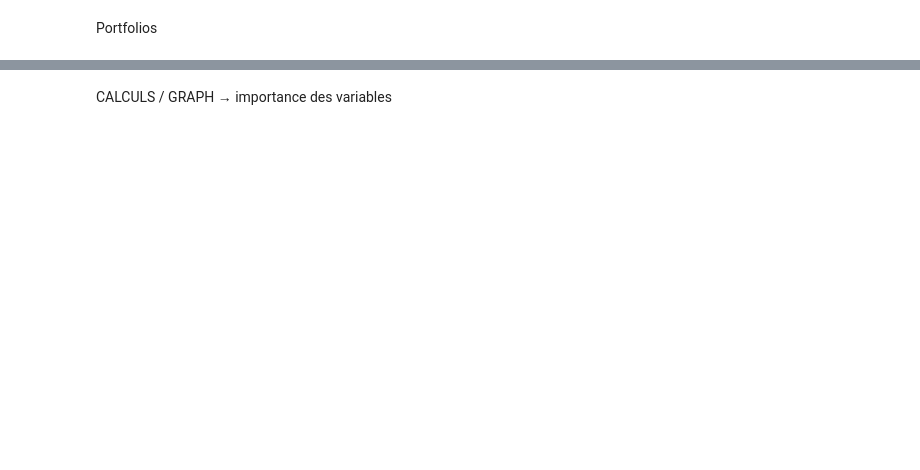
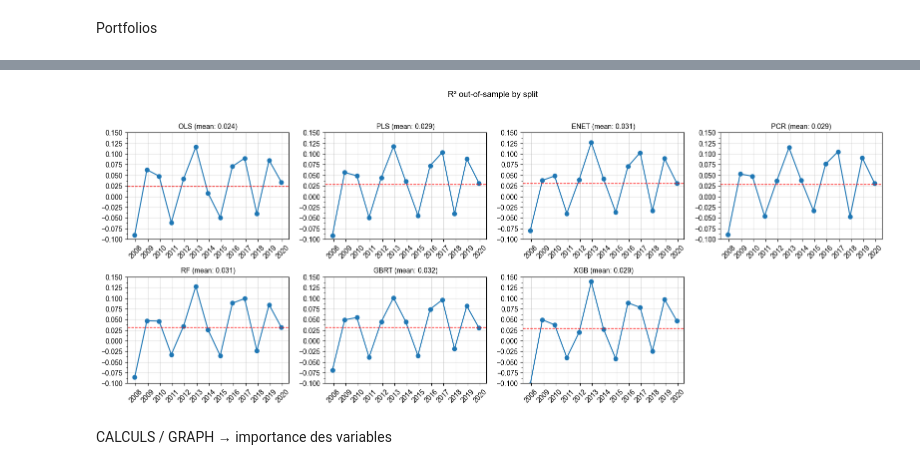
Before and after one commit to LauraRambaud/Equity-Premium, a Jupyter notebook: 2_models.ipynb, the cells around one changed output, grey strips where cells are left out. Drawn from its saved outputs; the diff is of its cells as text; code cells hidden in the pictures; blank space fills up the shorter version.

```diff
--- a/2_models.ipynb
+++ b/2_models.ipynb
@@ -1690,3 +1942,53 @@ plt.show()
+# %%
+import matplotlib.pyplot as plt
+import pandas as pd
+import numpy as np
+from math import ceil
+import matplotlib.ticker as mticker
+import matplotlib.dates as mdates
+
+
+# Exemple : dictionnaire des résultats OOS
+r2_oos = {
+    "OLS": r2_oos_ols,
+    "PLS": r2_oos_pls,
+    "ENET": r2_oos_en,
+    "PCR": r2_oos_pcr,
+    "RF": r2_oos_rf,
+    "GBRT": r2_oos_gbrt,
+    "XGB": r2_oos_xgb,
+}
+
+dates = pd.to_datetime(first_date_split)
+models = list(r2_oos.keys())
+ncols = 4
+nrows = ceil(len(models) / ncols)
+
+plt.figure(figsize=(4*ncols, 3*nrows + 0.5))
+
+for i, model in enumerate(models, 1):
+    y = np.array(r2_oos[model], dtype=float)
+    mean_y = np.nanmean(y)
+
+    ax = plt.subplot(nrows, ncols, i)
+    ax.plot(dates, y, marker="o")
+    ax.axhline(mean_y, ls="--", lw=1, color="red")
+    ax.set_ylim(-0.10, 0.15)
+    ax.set_yticks(np.arange(-0.10, 0.151, 0.025))
+    ax.yaxis.set_minor_locator(mticker.MultipleLocator(0.0125))
+    ax.grid(True, alpha=0.4)
+    ax.set_title(f"{model} (mean: {mean_y:.3f})", fontsize=10)
+
+    ax.tick_params(axis="x", labelrotation=45)
+    ax.xaxis.set_major_locator(mdates.YearLocator(1))  # 1 tick chaque année
+    ax.xaxis.set_major_formatter(mdates.DateFormatter('%Y'))  # format YYYY
+
+
+plt.suptitle("R² out-of-sample by split", y=0.99, fontsize=12)
+plt.tight_layout(rect=(0, 0, 1, 0.96))
+plt.show()
+# %% [output]
+[figure, added]
 # %% [markdown]
 CALCULS / GRAPH → importance des variables
 # %%
```
Also changed, not shown: parts of 46 cells of this notebook, 6 other files.
